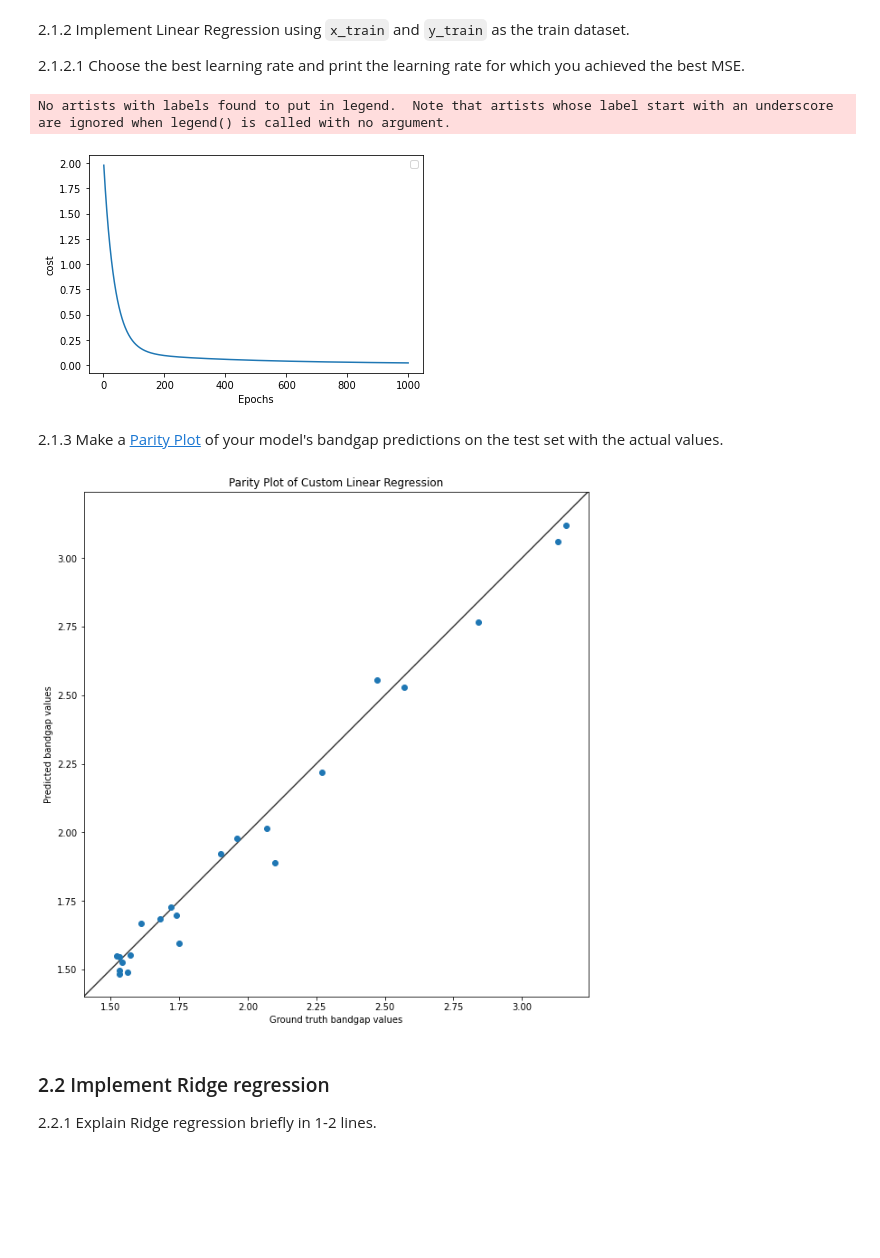
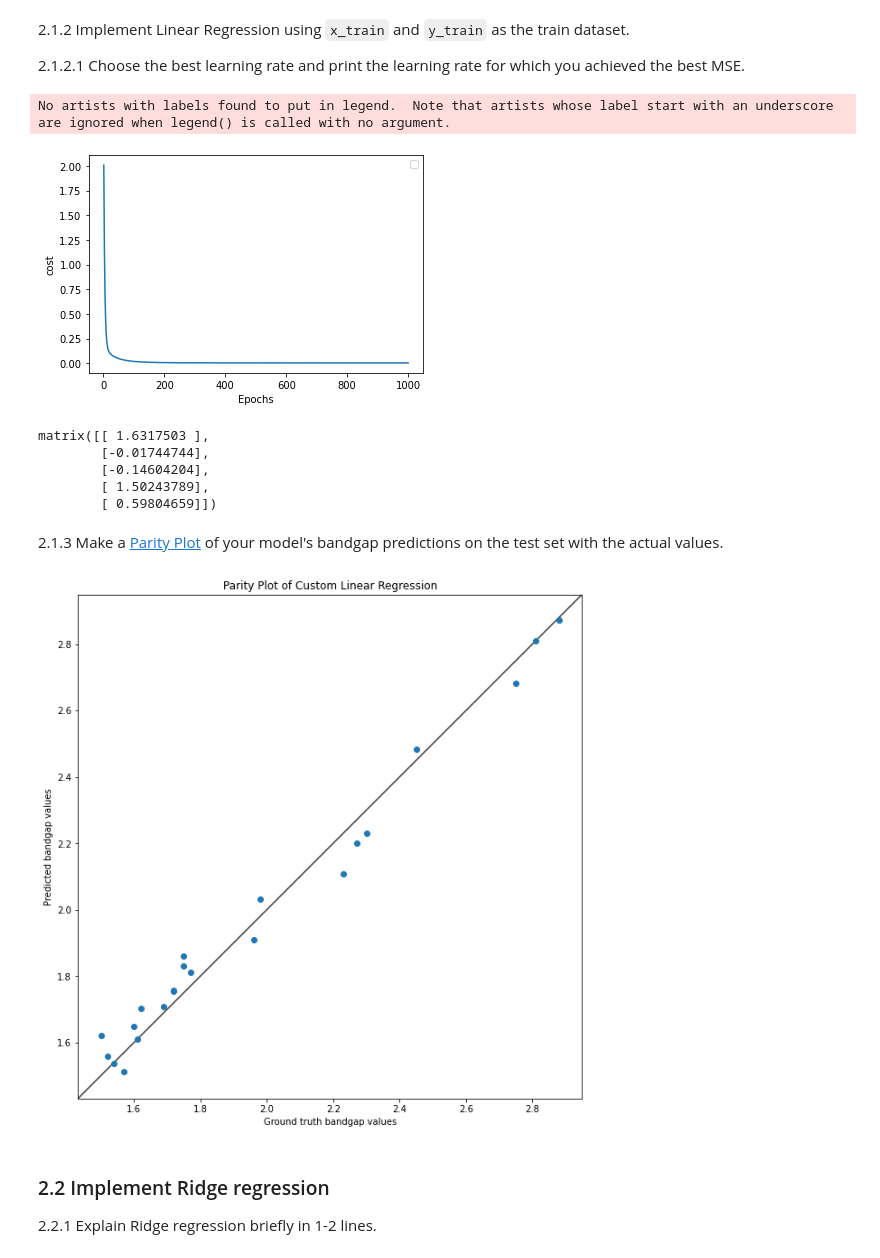
Before and after one commit to soumodiptab/Statistical-Methods-In-AI-Spring-22, a Jupyter notebook: Assignment2/2021201086_Assignment2_Q2.ipynb, the cells around one changed output. Cells and saved outputs as stored; diff of their text form; code cells hidden in the pictures; blank space fills up the shorter version.

```diff
--- a/Assignment2/2021201086_Assignment2_Q2.ipynb
+++ b/Assignment2/2021201086_Assignment2_Q2.ipynb
@@ -75,15 +75,23 @@ def gradient_descent(x,y,learning_rate,epochs):
         cost.append(cost_func(y,y_pred))
     return w,epoch,cost
 # %%
-weights,epochs,cost=gradient_descent(x_train,y_train,0.01,100)
+weights,epochs,cost=gradient_descent(x_train,y_train,1e-1,1000)
 plt.xlabel('Epochs')
 plt.ylabel('cost')
 plt.plot(epochs,cost)
 plt.legend()
 plt.show()
 # %% [output]
 No artists with labels found to put in legend.  Note that artists whose label start with an underscore are ignored when legend() is called with no argument.
-[figure, old version]
+[figure, new version]
+# %%
+weights
+# %% [output]
+matrix([[ 1.6317503 ],
+        [-0.01744744],
+        [-0.14604204],
+        [ 1.50243789],
+        [ 0.59804659]])
 # %%
 #linear regression
 def linear_regression(x_train,y_train,x_test,learning_rate=1e-1,epochs=1000):
@@ -121,7 +129,7 @@ ax.set_xlabel('Ground truth bandgap values')
 ax.set_ylabel('Predicted bandgap values')
 plt.show()
 # %% [output]
-[figure, old version]
+[figure, new version]
 # %% [markdown]
 ### 2.2 Implement Ridge regression
 2.2.1 Explain Ridge regression briefly in 1-2 lines.
```
Also changed, not shown: parts of 2 cells of this notebook, 2 other files.
